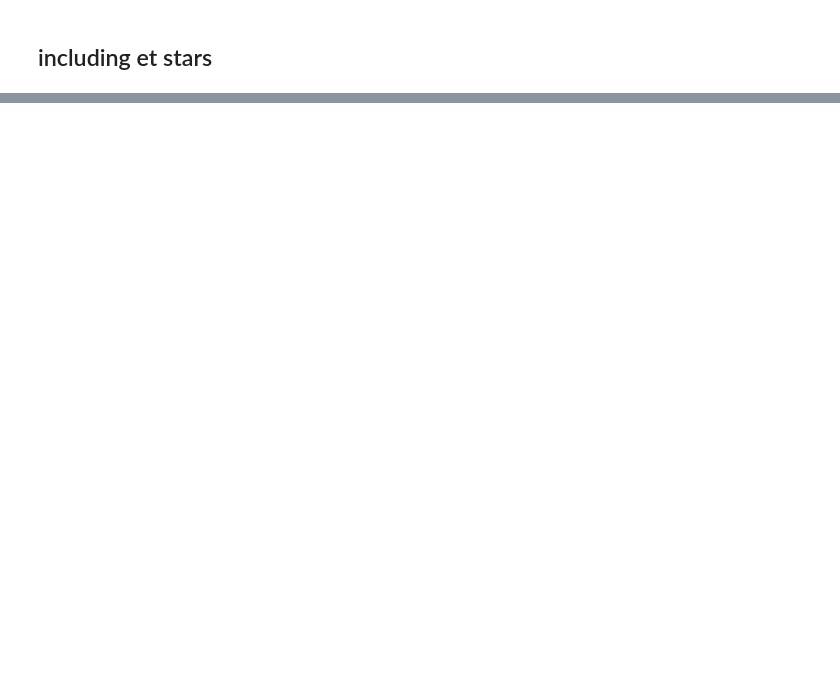
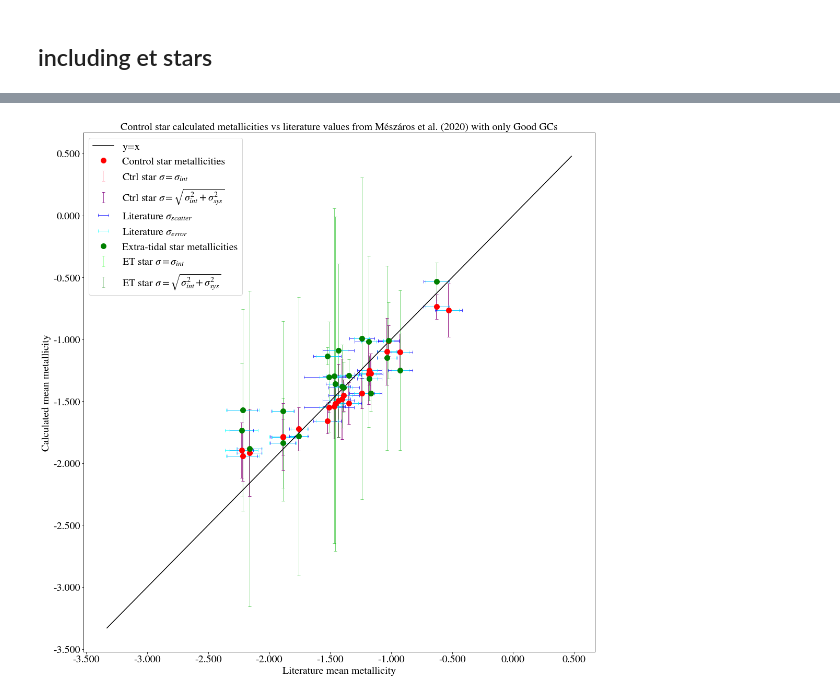
Before and after one commit to ryanwang787/Extra_tidal_star_search, a Jupyter notebook: SURP 2023 Project-Copy13-N(ctrl)-sigma(cluster)-Metallicity.ipynb, the cells around one changed output, grey strips where cells are left out. Drawn from its saved outputs; the diff is of its cells as text; code cells hidden in the pictures; blank space fills up the shorter version.

```diff
--- a/SURP 2023 Project-Copy13-N(ctrl)-sigma(cluster)-Metallicity.ipynb
+++ b/SURP 2023 Project-Copy13-N(ctrl)-sigma(cluster)-Metallicity.ipynb
@@ -1027,0 +1043,2 @@ for i in tqdm(GC_name_list):
+# %%
+hess_inv_et_dict = {}
@@ -1027,0 +1057,6 @@ for i in tqdm(GC_name_list):
+# %%
+with open('red_chi2/results_et_dict.pkl', 'rb') as f:
+    results_et_dict = pickle.load(f)
+
+with open('red_chi2/hess_inv_et.pkl', 'rb') as f:
+    hess_inv_et_dict = pickle.load(f)
@@ -1027,0 +1080,4 @@ for i in tqdm(GC_name_list):
+# %%
+sigma_tot_et_arr = np.empty(len(results_et_dict), dtype=float)
+for i in range(len(sigma_sys_et_arr)):
+    sigma_tot_et_arr[i] = np.sqrt(sigma_sys_et_arr[i]**2 + sigma_int_et_arr[i]**2)
@@ -1027,0 +1132,36 @@ for i in tqdm(GC_name_list):
+# %%
+sigma_tot_arr_good = np.empty(len(results_dict), dtype=float)
+sigma_tot_et_arr_good = np.empty(len(results_dict), dtype=float)
+for i in range(len(sigma_sys_arr_good)):
+    sigma_tot_arr_good[i] = np.sqrt(sigma_sys_arr_good[i]**2 + sigma_int_arr_good[i]**2)
+    sigma_tot_et_arr_good[i] = np.sqrt(sigma_sys_et_arr_good[i]**2 + sigma_int_et_arr_good[i]**2)
+# %%
+fig, ax = plt.subplots(1, figsize=(15,15))
+ax.errorbar(paper_avg_good, mean_arr_good, color='r', marker='o', linestyle='none', markersize='10', elinewidth=3, label=r'Control star metallicities')
+ax.errorbar(paper_avg_good, mean_arr_good, yerr = sigma_int_arr_good, color='pink', alpha=0.8, marker='o', linestyle='none', markersize='0', elinewidth=1.5, capsize=3, label=r'Ctrl star $\sigma=\sigma_{int}$')
+ax.errorbar(paper_avg_good, mean_arr_good, yerr = sigma_tot_arr_good, color='purple', alpha=0.8, marker='o', linestyle='none', markersize='0', elinewidth=1.5, capsize=3, label=r'Ctrl star $\sigma=\sqrt{\sigma_{int}^2+\sigma_{sys}^2}$')
+ax.errorbar(paper_avg_good, mean_arr_good, xerr = paper_std_good, color='b', alpha=0.7, marker='o', linestyle='none', markersize='0', elinewidth=1, capsize=3, label=r'Literature $\sigma_{scatter}$')
+ax.errorbar(paper_avg_good, mean_arr_good, xerr = paper_err_good, color='cyan', alpha=0.7, marker='o', linestyle='none', markersize='0', elinewidth=1, capsize=3, label=r'Literature $\sigma_{error}$')
+
+ax.errorbar(paper_avg_good, mean_et_arr_good, color='g', marker='o', linestyle='none', markersize='10', elinewidth=3, label=r'Extra-tidal star metallicities')
+ax.errorbar(paper_avg_good, mean_et_arr_good, yerr = sigma_int_et_arr_good, color='lime', alpha=0.3, marker='o', linestyle='none', markersize='0', elinewidth=1, capsize=3, label=r'ET star $\sigma=\sigma_{int}$')
+ax.errorbar(paper_avg_good, mean_et_arr_good, yerr = sigma_tot_et_arr_good, color='g', alpha=0.3, marker='o', linestyle='none', markersize='0', elinewidth=1, capsize=3, label=r'ET star $\sigma=\sqrt{\sigma_{int}^2+\sigma_{sys}^2}$')
+ax.errorbar(paper_avg_good, mean_et_arr_good, xerr = paper_std_good, color='b', alpha=0.7, marker='o', linestyle='none', markersize='0', elinewidth=1, capsize=3)
+ax.errorbar(paper_avg_good, mean_et_arr_good, xerr = paper_err_good, color='cyan', alpha=0.7, marker='o', linestyle='none', markersize='0', elinewidth=1, capsize=3)
+
+
+ax.set_title('Control star calculated metallicities vs literature values from Mészáros et al. (2020) with only Good GCs', fontsize=20)
+ax.set_xlabel('Literature mean metallicity', fontsize=20)
+ax.set_ylabel('Calculated mean metallicity', fontsize=20)
+ax.set_xticklabels(paper_avg, fontsize=20)
+ax.set_yticklabels(mean_arr, fontsize=20)
+lims = [np.min([ax.get_xlim(), ax.get_ylim()]), np.max([ax.get_xlim(), ax.get_ylim()])]
+ax.xaxis.set_major_formatter(FormatStrFormatter('%.3f'))
+ax.yaxis.set_major_formatter(FormatStrFormatter('%.3f'))
+ax.plot(lims, lims, 'k', label='y=x')
+ax.legend(fontsize=20, loc='best')
+plt.tight_layout()
+plt.savefig('metallicity_comp_good_GCs_w_ETs.png', dpi=200)
+plt.show()
+# %% [output]
+[figure, added]
```
Also changed, not shown: parts of 23 cells of this notebook, 1 other file.
